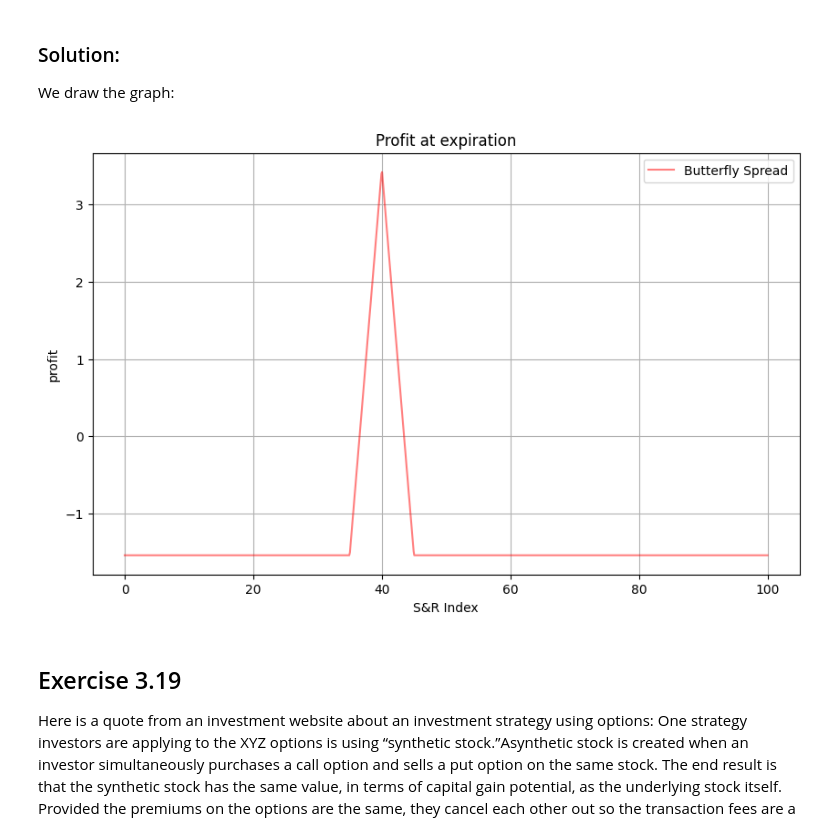
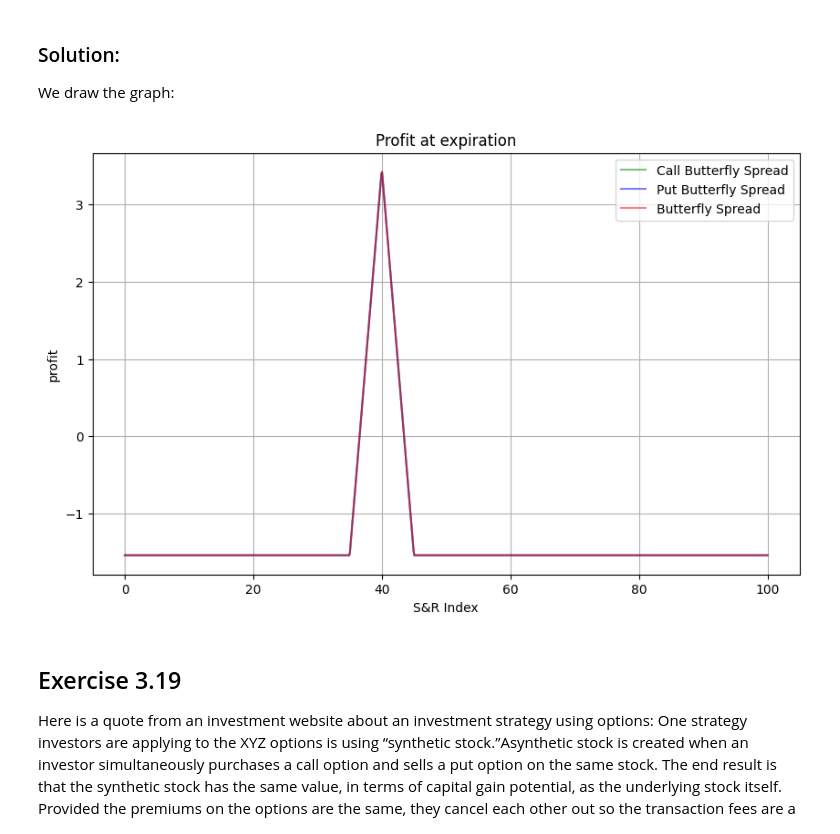
Before and after one commit to zxmath/134-Fall-2025, a Jupyter notebook: Fall 2025/134B/134B Week3.ipynb, the cells around one changed output. Saved outputs shown, nothing was run; the diff lists cells and outputs as text; code cells hidden in the pictures.

```diff
--- a/Fall 2025/134B/134B Week3.ipynb
+++ b/Fall 2025/134B/134B Week3.ipynb
@@ -290,26 +309,26 @@ We draw the graph:
 # %%
 x = np.linspace(0, 100, 1000)
 call35 = np.maximum(0, x-35) - 6.13
 call40 = np.maximum(0, x-40) - 2.78
 call45 = np.maximum(0, x-45) - 0.97
 
 put35 = np.maximum(0, 35-x) - 0.44
 put40 = np.maximum(0, 40-x) - 1.99
 put45 = np.maximum(0, 45-x) - 5.08
 
 plt.figure(figsize=(10, 6))
-#plt.plot(x, call35 - 2*call40 + call45,color = 'green', label = 'Call Butterfly Spread', alpha = 0.5)
-#plt.plot(x, put35 - 2*put40 + put45,color = 'blue', label = 'Put Butterfly Spread', alpha = 0.5)
+plt.plot(x, call35 - 2*call40 + call45,color = 'green', label = 'Call Butterfly Spread', alpha = 0.5)
+plt.plot(x, put35 - 2*put40 + put45,color = 'blue', label = 'Put Butterfly Spread', alpha = 0.5)
 plt.plot(x, x + put35 - 2*call40 + call45 - 35 - 6.13 + 0.44,color = 'red', label = 'Butterfly Spread', alpha = 0.5)
 plt.xlabel('S&R Index')
 plt.ylabel('profit')
 plt.title('Profit at expiration')
 plt.legend()
 plt.grid()
 
 plt.show()
 # %% [output]
-[figure, old version]
+[figure, new version]
 # %% [markdown]
 ## Exercise 3.19
 Here is a quote from an investment website about an investment strategy using
```
Also changed, not shown: parts of 9 cells of this notebook, 1 other file.
